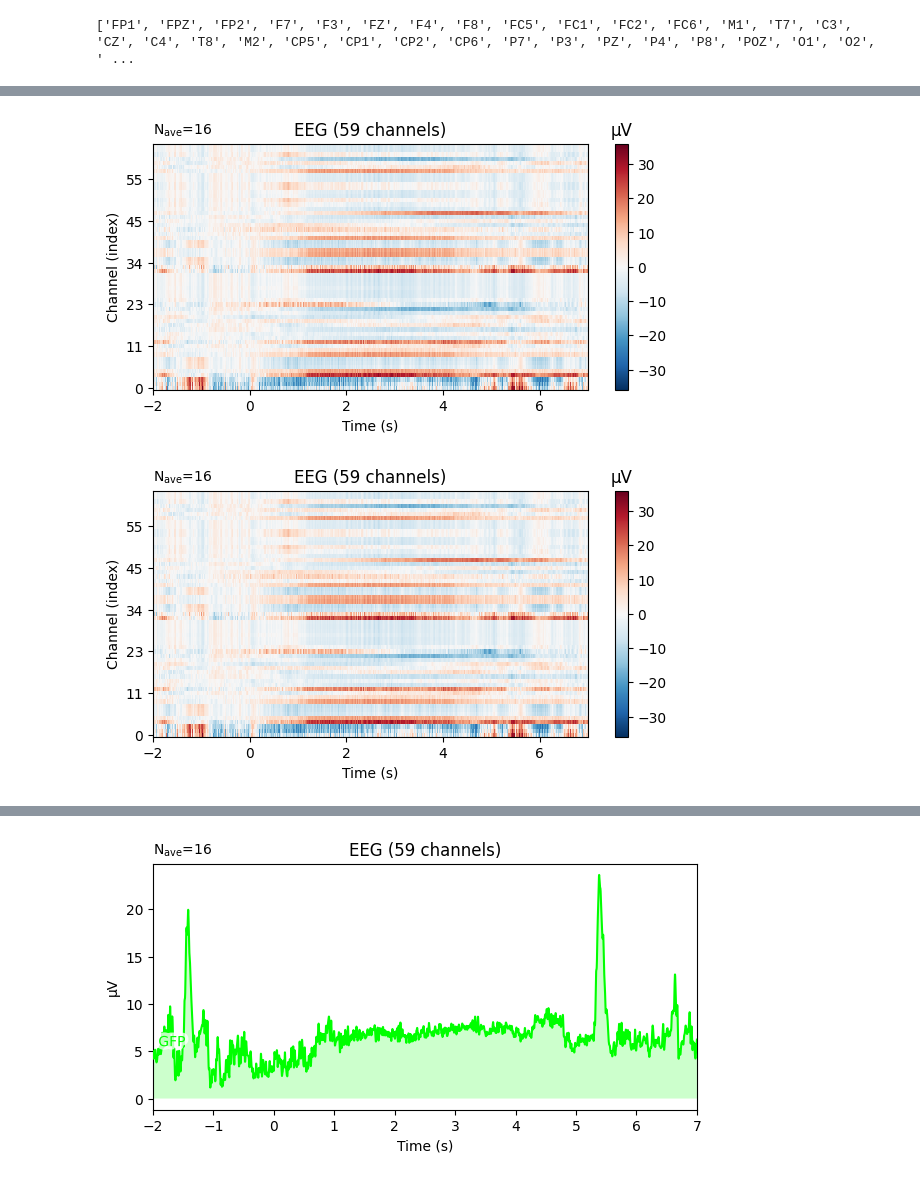
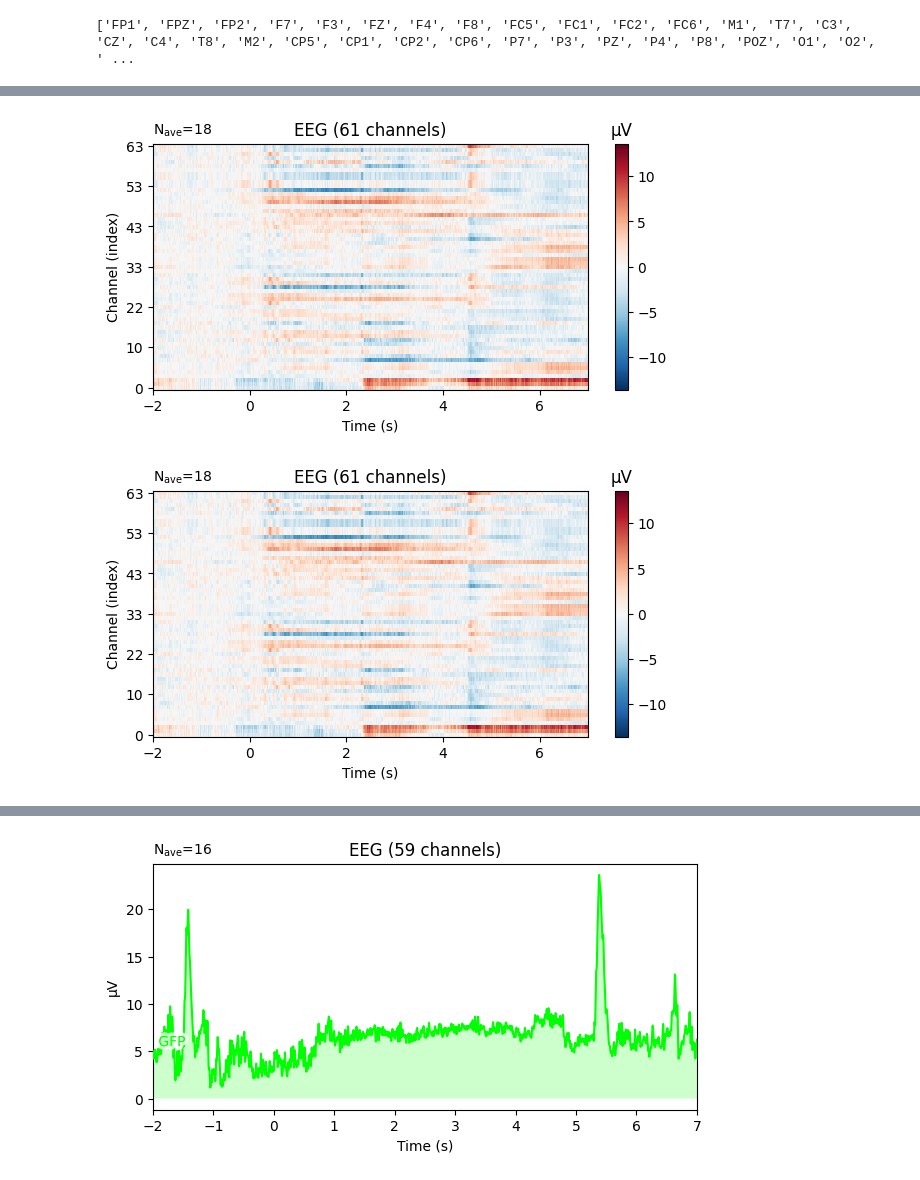
Before and after one commit to Mrwn-H/TNE, a Jupyter notebook: timefreq_analysis.ipynb, the cells around one changed output, grey strips where cells are left out. Cells and saved outputs as stored; diff of their text form; code cells hidden in the pictures.

```diff
--- a/timefreq_analysis.ipynb
+++ b/timefreq_analysis.ipynb
@@ -358,6 +478,6 @@ No projector specified for this dataset. Please consider the method self.add_pro
-# %%
-evoked_right.plot_image()
-# %% [output]
-[figure, removed]
-[figure, removed]
+# %%
+evoked_dict['sub-S05_MIpost']['Right'].plot_image()
+# %% [output]
+[figure, added]
+[figure, added]
 # %%
```
Also changed, not shown: parts of 65 cells of this notebook.
